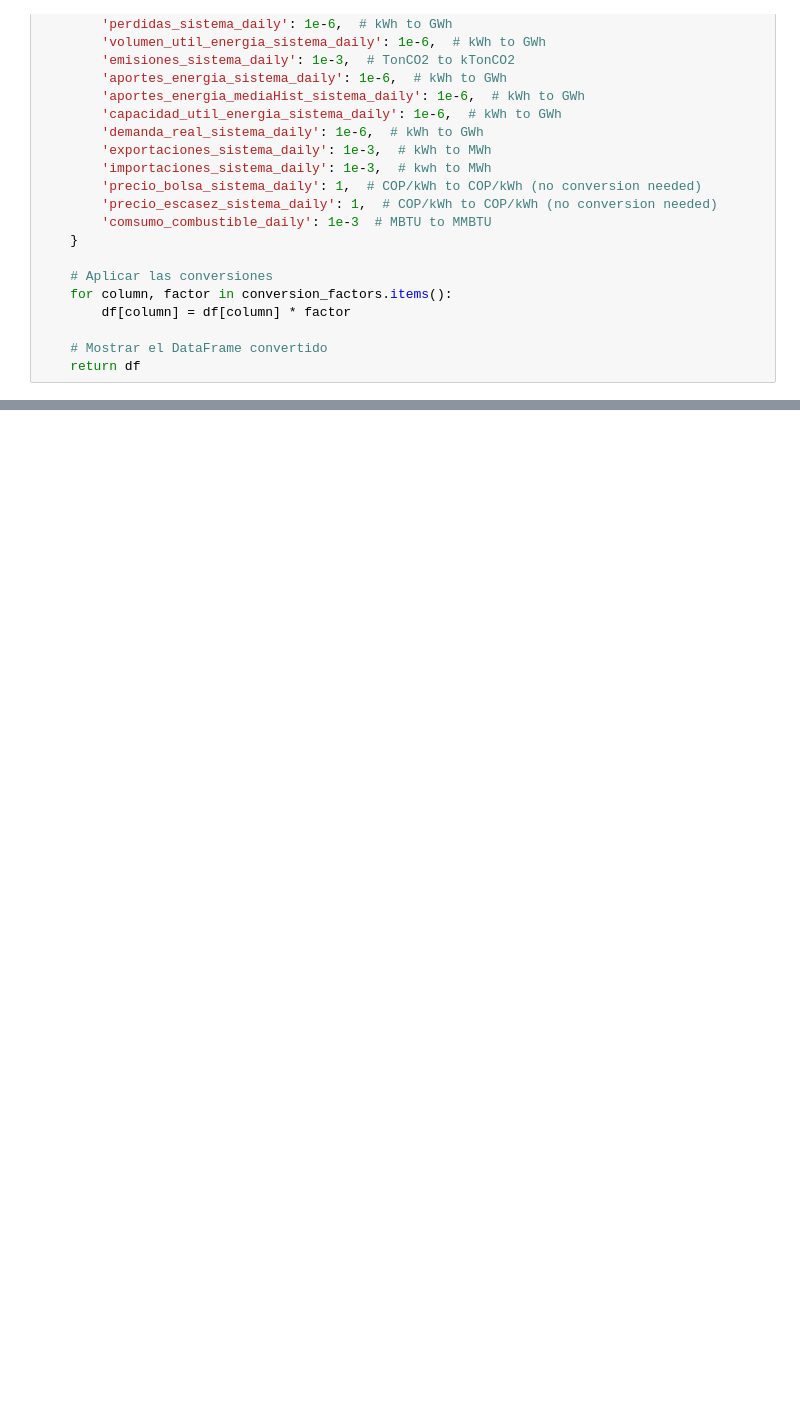
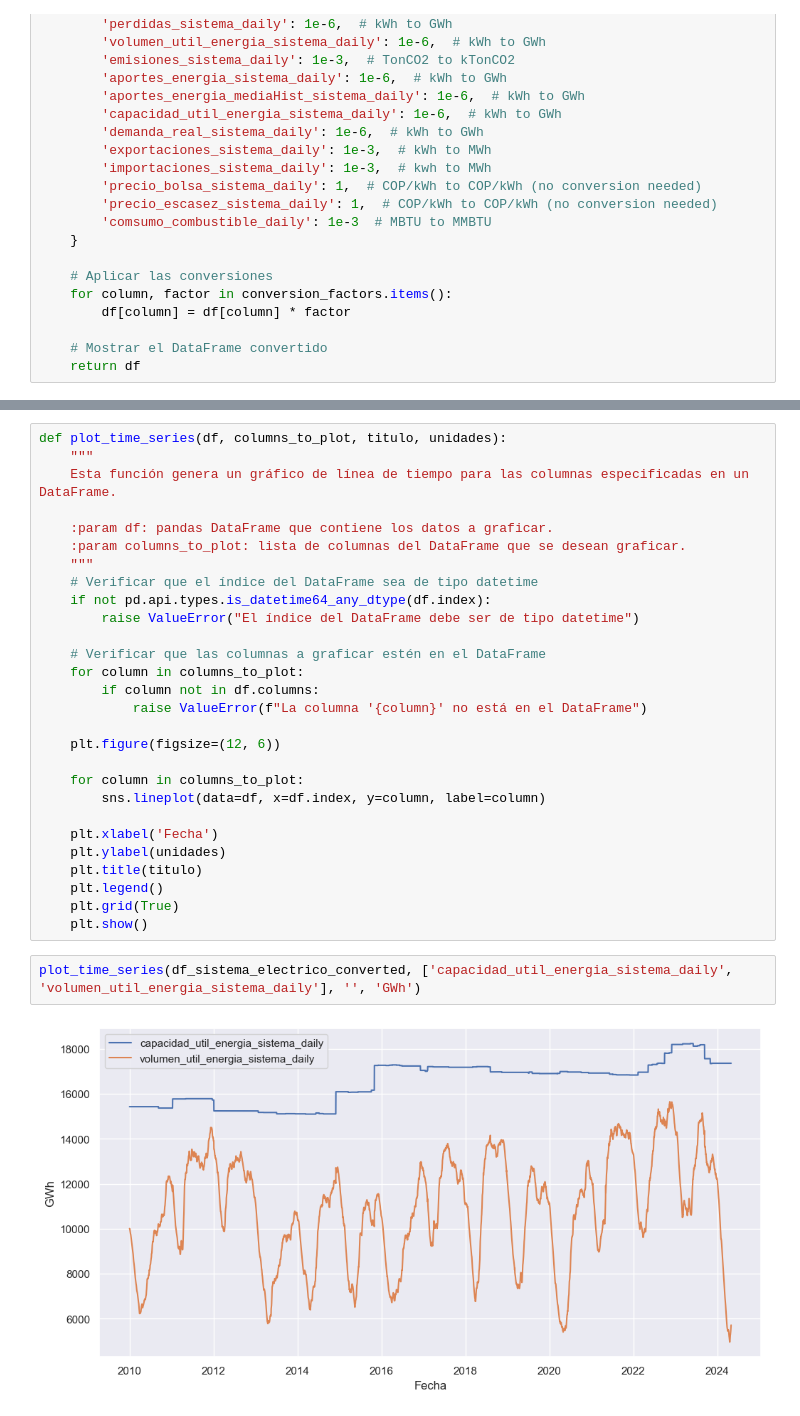
Before and after one commit to sistema-electrico-colombia/transform-EDA, a Jupyter notebook: exploratory_data_analysis.ipynb, the cells around one changed output, grey strips where cells are left out. Saved outputs shown, nothing was run; the diff lists cells and outputs as text; blank space fills up the shorter version.

```diff
--- a/exploratory_data_analysis.ipynb
+++ b/exploratory_data_analysis.ipynb
@@ -186,0 +209,32 @@ SyntaxError: invalid syntax (4256711665.py, line 3)
+# %%
+def plot_time_series(df, columns_to_plot, titulo, unidades):
+    """
+    Esta función genera un gráfico de línea de tiempo para las columnas especificadas en un DataFrame.
+
+    :param df: pandas DataFrame que contiene los datos a graficar.
+    :param columns_to_plot: lista de columnas del DataFrame que se desean graficar.
+    """
+    # Verificar que el índice del DataFrame sea de tipo datetime
+    if not pd.api.types.is_datetime64_any_dtype(df.index):
+        raise ValueError("El índice del DataFrame debe ser de tipo datetime")
+
+    # Verificar que las columnas a graficar estén en el DataFrame
+    for column in columns_to_plot:
+        if column not in df.columns:
+            raise ValueError(f"La columna '{column}' no está en el DataFrame")
+
+    plt.figure(figsize=(12, 6))
+
+    for column in columns_to_plot:
+        sns.lineplot(data=df, x=df.index, y=column, label=column)
+
+    plt.xlabel('Fecha')
+    plt.ylabel(unidades)
+    plt.title(titulo)
+    plt.legend()
+    plt.grid(True)
+    plt.show()
+# %%
+plot_time_series(df_sistema_electrico_converted, ['capacidad_util_energia_sistema_daily', 'volumen_util_energia_sistema_daily'], '', 'GWh')
+# %% [output]
+[figure, added]
```
Also changed, not shown: parts of 16 cells of this notebook.
